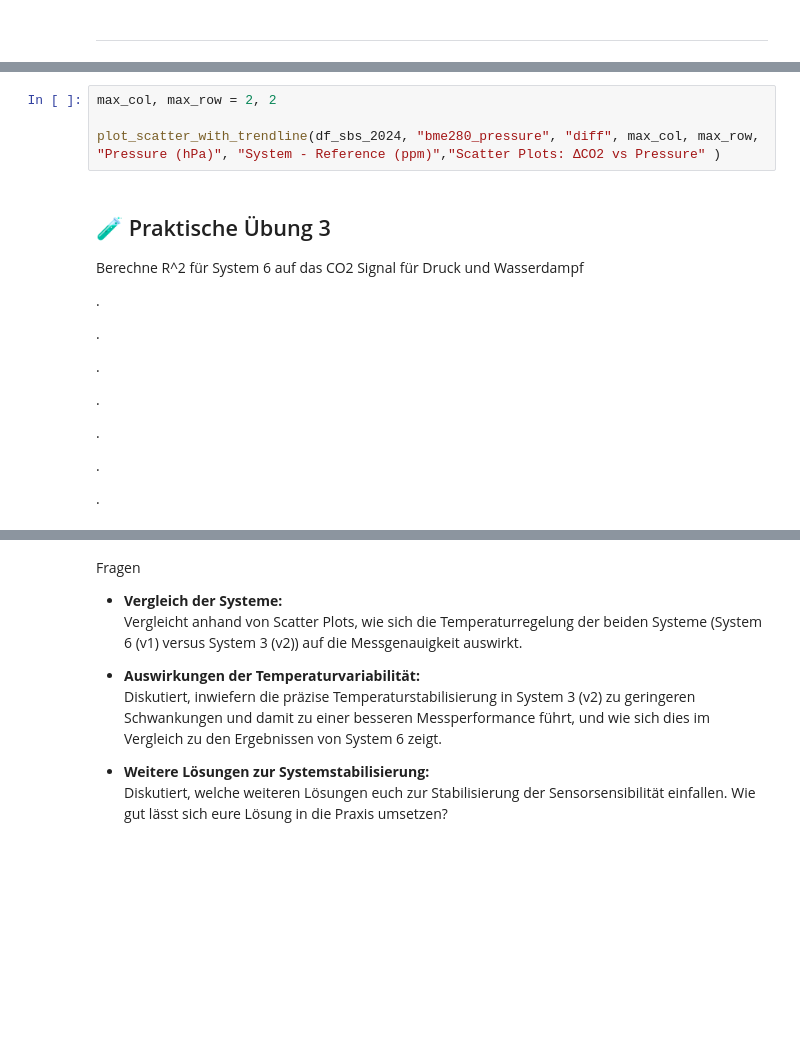
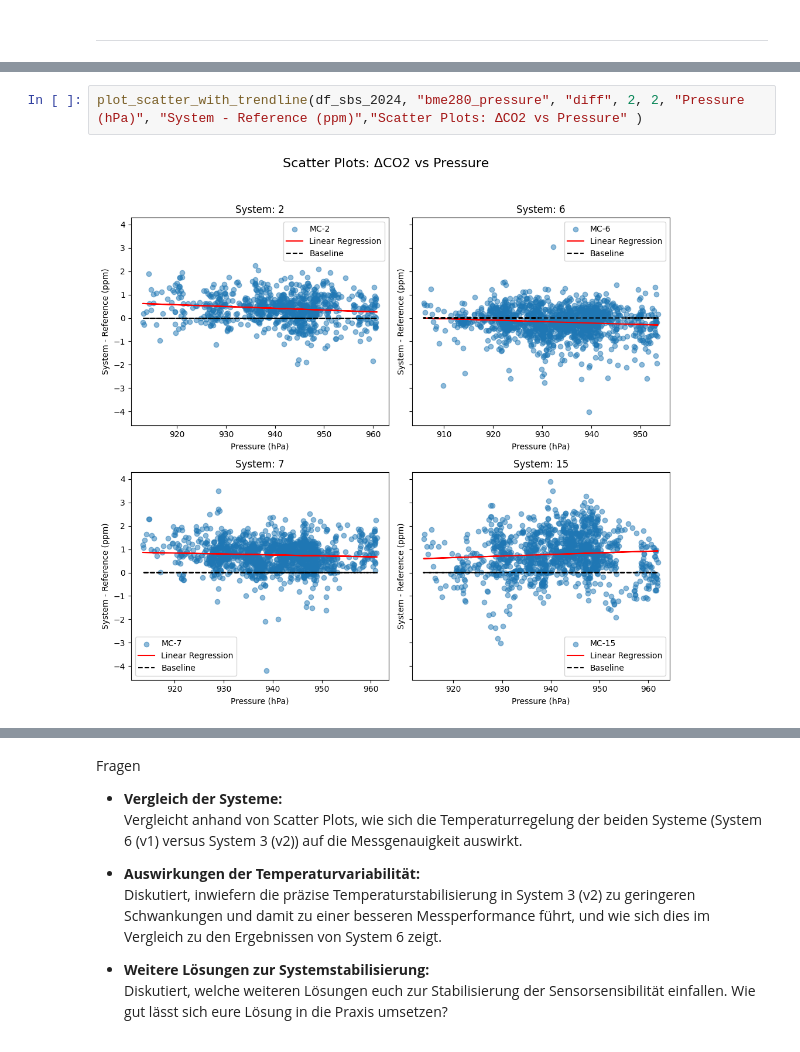
Before and after one commit to tum-esm/HES-2-Praktikum, a Jupyter notebook: notebooks/3_Sensor_Sensitivity.ipynb, the cells around one changed output, grey strips where cells are left out. Cells and saved outputs as stored; diff of their text form; blank space fills up the shorter version.

```diff
--- a/notebooks/3_Sensor_Sensitivity.ipynb
+++ b/notebooks/3_Sensor_Sensitivity.ipynb
@@ -173,22 +183,4 @@ plot_scatter_with_trendline(df_sbs_2024, "h2o_v%", "diff", max_col, max_row, "Ab
 # %%
-max_col, max_row = 2, 2
-
-plot_scatter_with_trendline(df_sbs_2024, "bme280_pressure", "diff", max_col, max_row, "Pressure (hPa)", "System - Reference (ppm)","Scatter Plots: ΔCO2 vs Pressure" )
+plot_scatter_with_trendline(df_sbs_2024, "bme280_pressure", "diff", 2, 2, "Pressure (hPa)", "System - Reference (ppm)","Scatter Plots: ΔCO2 vs Pressure" )
+# %% [output]
+[figure, added]
-# %% [markdown]
-## 🧪 Praktische Übung 3
-
-Berechne R^2 für System 6 auf das CO2 Signal für Druck und Wasserdampf
-
-.
-
-.
-
-.
-
-.
-
-.
-
-.
-
-.
```
Also changed, not shown: parts of 29 cells of this notebook, 1 other file.
